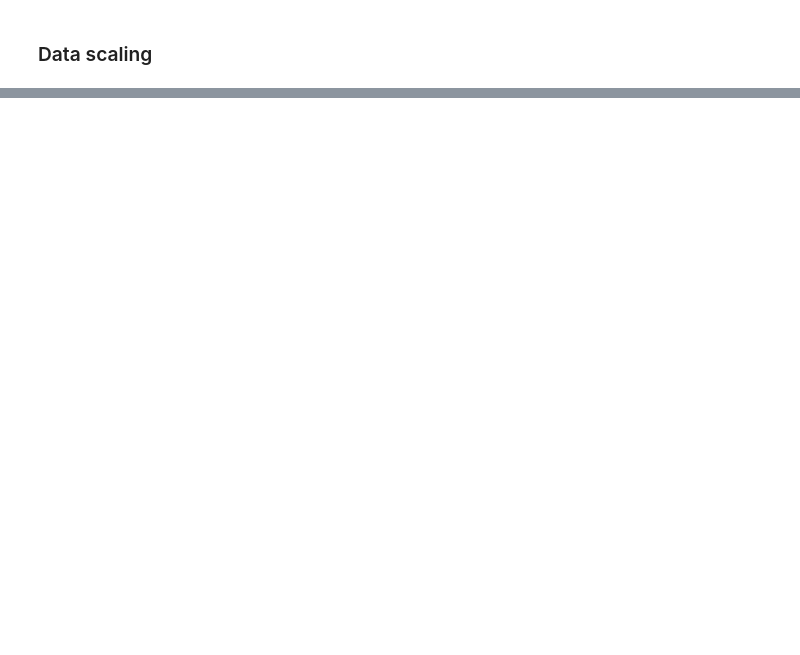
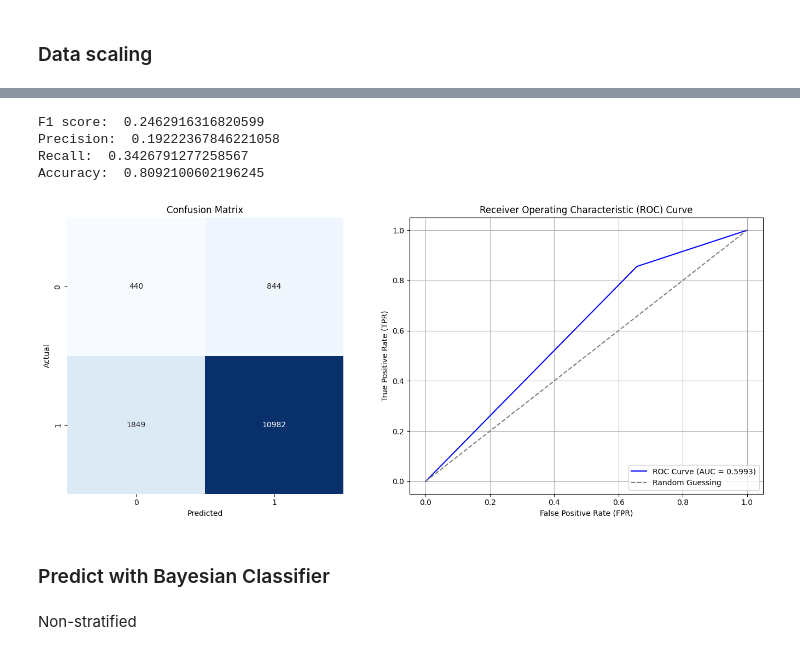
Before and after one commit to Barb02/IDS_project, a Jupyter notebook: customer.ipynb, the cells around one changed output, grey strips where cells are left out. Saved outputs shown, nothing was run; the diff lists cells and outputs as text; code cells hidden in the pictures; blank space fills up the shorter version.

```diff
--- a/customer.ipynb
+++ b/customer.ipynb
@@ -641,0 +646,10 @@ Accuracy:  0.8069716837167241
+# %%
+evaluation(y_test,y_pred)
+# %% [output]
+F1 score:  0.2462916316820599
+Precision:  0.19222367846221058
+Recall:  0.3426791277258567
+Accuracy:  0.8092100602196245
+[figure, added]
+# %% [markdown]
+### Predict with Bayesian Classifier
@@ -641,0 +662,2 @@ Accuracy:  0.8069716837167241
+# %% [markdown]
+Non-stratified
```
Also changed, not shown: parts of 67 cells of this notebook.
